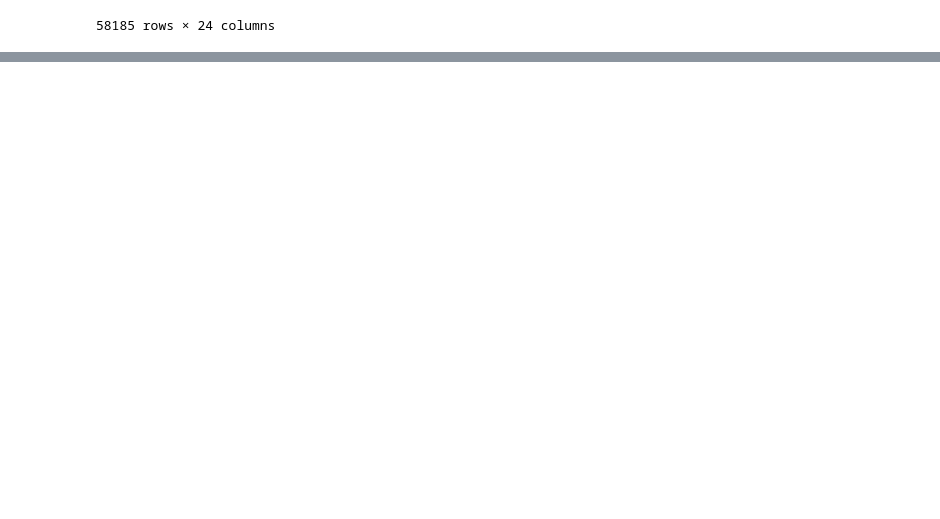
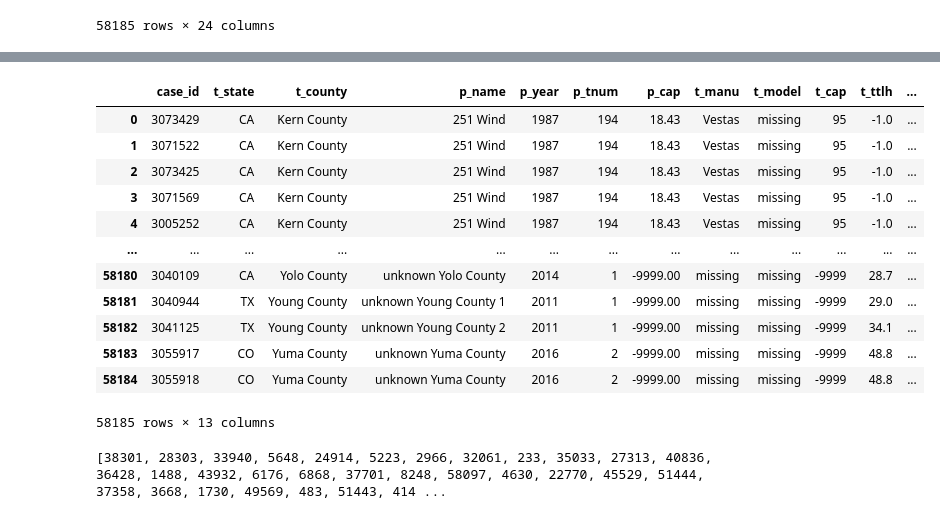
Before and after one commit to Ruth-1/comp30750, a Jupyter notebook: pythonAnalysis.ipynb, the cells around one changed output, grey strips where cells are left out. Drawn from its saved outputs; the diff is of its cells as text; code cells hidden in the pictures; blank space fills up the shorter version.

```diff
--- a/pythonAnalysis.ipynb
+++ b/pythonAnalysis.ipynb
@@ -41,0 +87,25 @@ df_wind
+# %%
+df_wind
+# %% [output]
+|  | case_id | t_state | t_county | p_name | p_year | p_tnum | p_cap | t_manu | t_model | t_cap | t_ttlh | ... |
+| 0 | 3073429 | CA | Kern County | 251 Wind | 1987 | 194 | 18.43 | Vestas | missing | 95 | -1.0 | ... |
+| 1 | 3071522 | CA | Kern County | 251 Wind | 1987 | 194 | 18.43 | Vestas | missing | 95 | -1.0 | ... |
+| 2 | 3073425 | CA | Kern County | 251 Wind | 1987 | 194 | 18.43 | Vestas | missing | 95 | -1.0 | ... |
+| 3 | 3071569 | CA | Kern County | 251 Wind | 1987 | 194 | 18.43 | Vestas | missing | 95 | -1.0 | ... |
+| 4 | 3005252 | CA | Kern County | 251 Wind | 1987 | 194 | 18.43 | Vestas | missing | 95 | -1.0 | ... |
+| ... | ... | ... | ... | ... | ... | ... | ... | ... | ... | ... | ... | ... |
+| 58180 | 3040109 | CA | Yolo County | unknown Yolo County | 2014 | 1 | -9999.00 | missing | missing | -9999 | 28.7 | ... |
+| 58181 | 3040944 | TX | Young County | unknown Young County 1 | 2011 | 1 | -9999.00 | missing | missing | -9999 | 29.0 | ... |
+| 58182 | 3041125 | TX | Young County | unknown Young County 2 | 2011 | 1 | -9999.00 | missing | missing | -9999 | 34.1 | ... |
+| 58183 | 3055917 | CO | Yuma County | unknown Yuma County | 2016 | 2 | -9999.00 | missing | missing | -9999 | 48.8 | ... |
+| 58184 | 3055918 | CO | Yuma County | unknown Yuma County | 2016 | 2 | -9999.00 | missing | missing | -9999 | 48.8 | ... |
+58185 rows × 13 columns
+# %%
+import random
+randomlist = []
+for i in range(0,200):
+    n = random.randint(0,58184)
+    randomlist.append(n)
+print(randomlist)
+# %% [output]
+[38301, 28303, 33940, 5648, 24914, 5223, 2966, 32061, 233, 35033, 27313, 40836, 36428, 1488, 43932, 6176, 6868, 37701, 8248, 58097, 4630, 22770, 45529, 51444, 37358, 3668, 1730, 49569, 483, 51443, 414 ...
```
Also changed, not shown: parts of 8 cells of this notebook.
